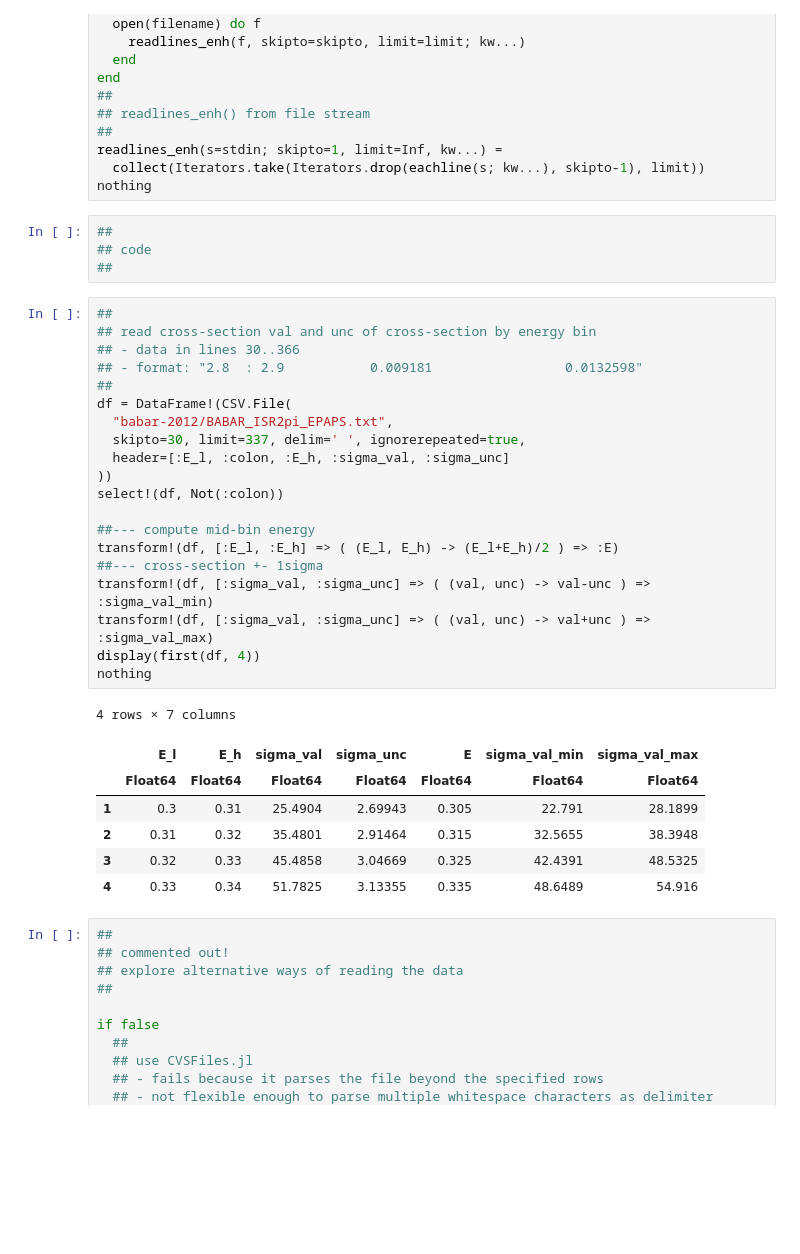
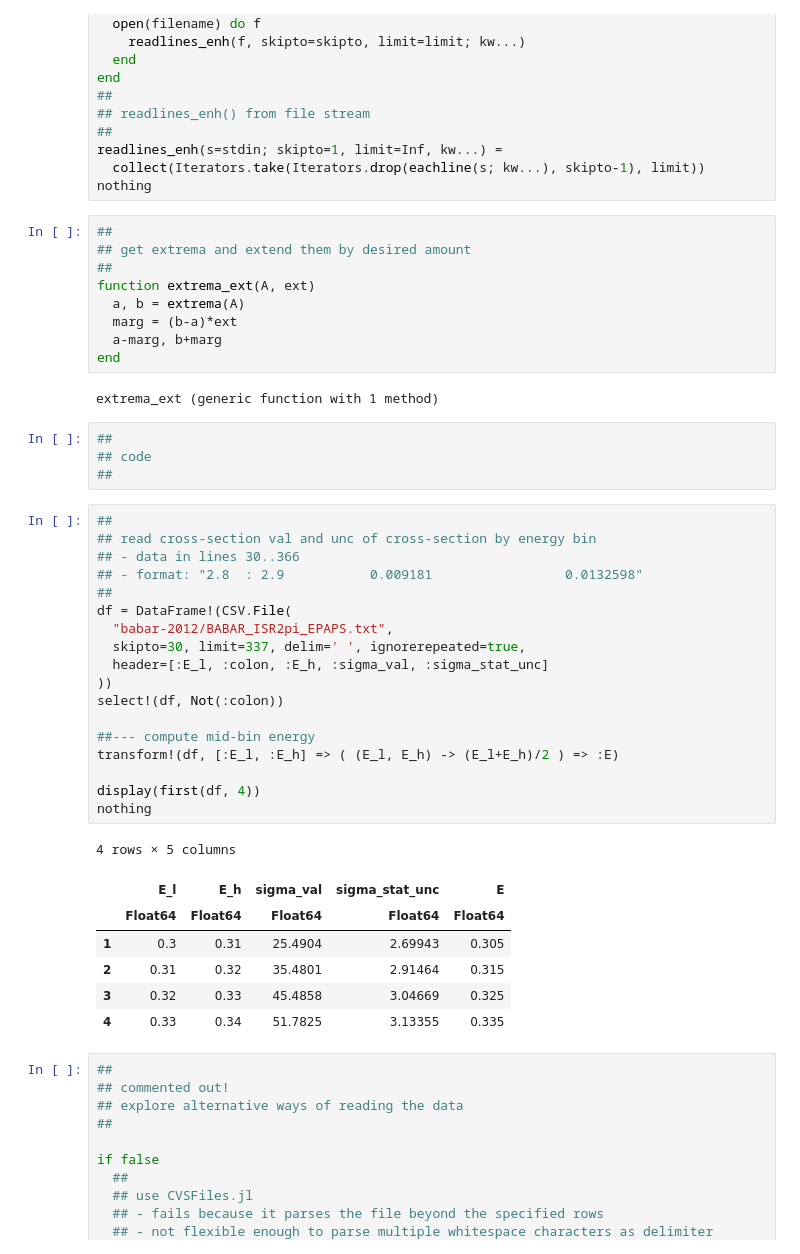
Before and after one commit to precision-sm/precision-sm.github.io, a Jupyter notebook: posts/strong-2020-jun20.ipynb, the cells around one changed output. Cells and saved outputs as stored; diff of their text form; blank space fills up the shorter version.

```diff
--- a/posts/strong-2020-jun20.ipynb
+++ b/posts/strong-2020-jun20.ipynb
@@ -73,6 +73,17 @@ end
 readlines_enh(s=stdin; skipto=1, limit=Inf, kw...) =
   collect(Iterators.take(Iterators.drop(eachline(s; kw...), skipto-1), limit))
 nothing
+# %%
+##
+## get extrema and extend them by desired amount
+##
+function extrema_ext(A, ext)
+  a, b = extrema(A)
+  marg = (b-a)*ext
+  a-marg, b+marg
+end
+# %% [output]
+extrema_ext (generic function with 1 method)
 # %%
 ##
 ## code
@@ -80,31 +91,29 @@ nothing
 # %%
 ##
 ## read cross-section val and unc of cross-section by energy bin
 ## - data in lines 30..366
 ## - format: "2.8  : 2.9           0.009181                 0.0132598"
 ##
 df = DataFrame!(CSV.File(
   "babar-2012/BABAR_ISR2pi_EPAPS.txt",
   skipto=30, limit=337, delim=' ', ignorerepeated=true,
-  header=[:E_l, :colon, :E_h, :sigma_val, :sigma_unc]
+  header=[:E_l, :colon, :E_h, :sigma_val, :sigma_stat_unc]
 ))
 select!(df, Not(:colon))
 
 ##--- compute mid-bin energy
 transform!(df, [:E_l, :E_h] => ( (E_l, E_h) -> (E_l+E_h)/2 ) => :E)
-##--- cross-section +- 1sigma
-transform!(df, [:sigma_val, :sigma_unc] => ( (val, unc) -> val-unc ) => :sigma_val_min)
-transform!(df, [:sigma_val, :sigma_unc] => ( (val, unc) -> val+unc ) => :sigma_val_max)
+
 display(first(df, 4))
 nothing
 # %% [output]
-4 rows × 7 columns
+4 rows × 5 columns
-|  | E_l | E_h | sigma_val | sigma_unc | E | sigma_val_min | sigma_val_max |
-|  | Float64 | Float64 | Float64 | Float64 | Float64 | Float64 | Float64 |
-| 1 | 0.3 | 0.31 | 25.4904 | 2.69943 | 0.305 | 22.791 | 28.1899 |
-| 2 | 0.31 | 0.32 | 35.4801 | 2.91464 | 0.315 | 32.5655 | 38.3948 |
-| 3 | 0.32 | 0.33 | 45.4858 | 3.04669 | 0.325 | 42.4391 | 48.5325 |
-| 4 | 0.33 | 0.34 | 51.7825 | 3.13355 | 0.335 | 48.6489 | 54.916 |
+|  | E_l | E_h | sigma_val | sigma_stat_unc | E |
+|  | Float64 | Float64 | Float64 | Float64 | Float64 |
+| 1 | 0.3 | 0.31 | 25.4904 | 2.69943 | 0.305 |
+| 2 | 0.31 | 0.32 | 35.4801 | 2.91464 | 0.315 |
+| 3 | 0.32 | 0.33 | 45.4858 | 3.04669 | 0.325 |
+| 4 | 0.33 | 0.34 | 51.7825 | 3.13355 | 0.335 |
 # %%
 ##
 ## commented out!
```
Also changed, not shown: parts of 10 cells of this notebook.
